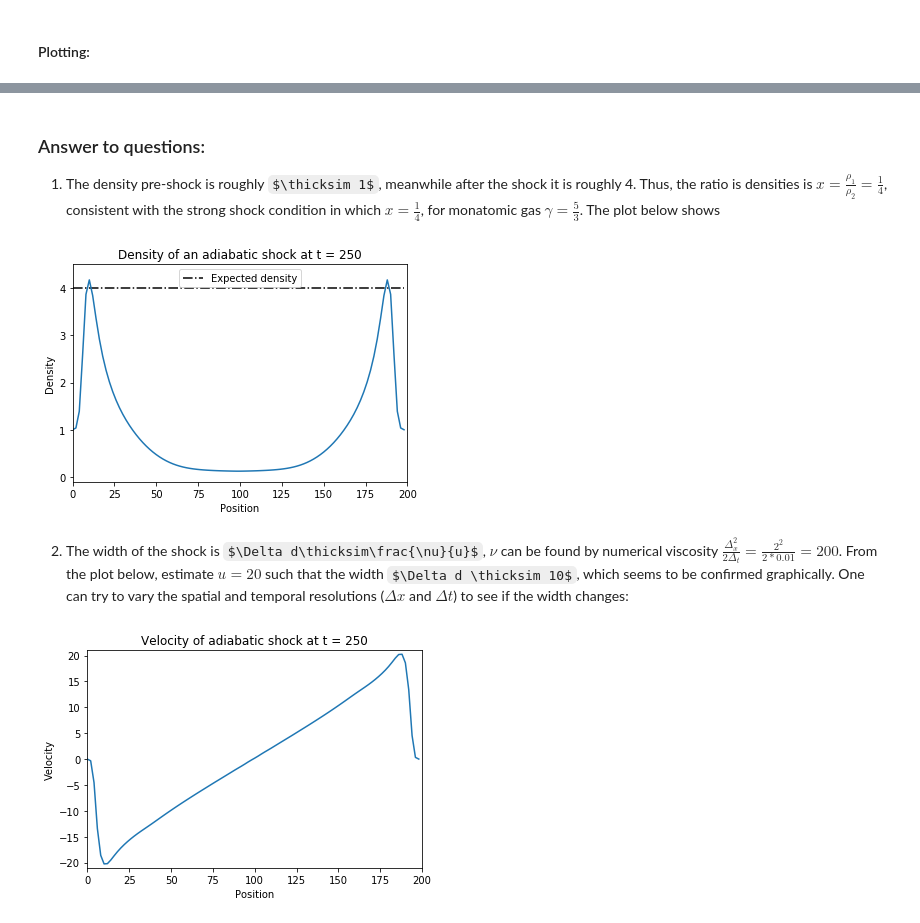
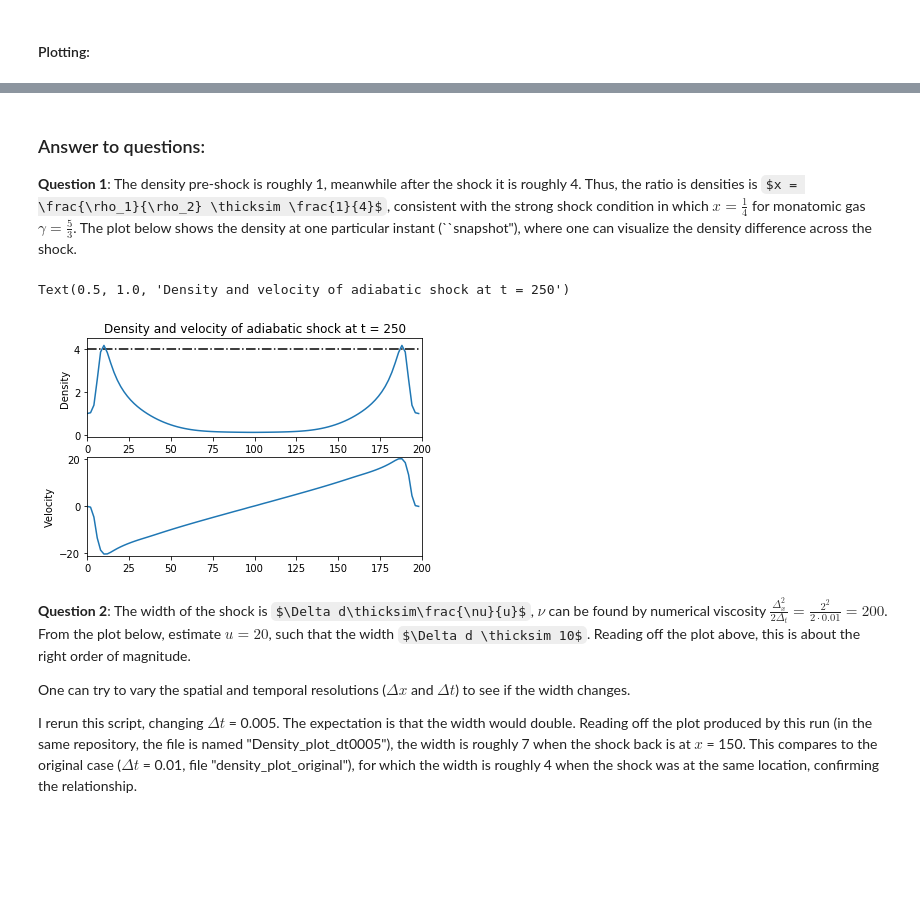
Before and after one commit to yrj08/PHYS_432_Assignment_4, a Jupyter notebook: 432-hw4-adiabatic_shock.ipynb, the cells around one changed output, grey strips where cells are left out. Saved outputs shown, nothing was run; the diff lists cells and outputs as text; code cells hidden in the pictures; some formulas as TeX source; blank space fills up the shorter version.

```diff
--- a/432-hw4-adiabatic_shock.ipynb
+++ b/432-hw4-adiabatic_shock.ipynb
@@ -155,30 +159,30 @@ for ct in range(Nsteps):
 # %% [markdown]
 ### Answer to questions:
 
-1. The density pre-shock is roughly $\thicksim 1$, meanwhile after the shock it is roughly 4. Thus, the ratio is densities is $x = \frac{\rho_1}{\rho_2} = \frac{1}{4}$, consistent with the strong shock condition in which $x = \frac{1}{4}$, for monatomic gas $\gamma = \frac{5}{3}$. The plot below shows
+__Question 1__: The density pre-shock is roughly 1, meanwhile after the shock it is roughly 4. Thus, the ratio is densities is $x = \frac{\rho_1}{\rho_2} \thicksim \frac{1}{4}$, consistent with the strong shock condition in which $x = \frac{1}{4}$ for monatomic gas $\gamma = \frac{5}{3}$. The plot below shows the density at one particular instant (``snapshot"), where one can visualize the density difference across the shock.
-# %%
-%matplotlib inline
-
-plt.xlabel('Position')
-plt.ylabel('Density')
-plt.xlim([0,200])
-plt.ylim([-0.1,4.5])
-plt.plot(x, np.ones(Ngrid)*4, 'k-.')
-plt.plot(x, special_density)
-plt.legend(['Expected density'])
-plt.title('Density of an adiabatic shock at t = 250')
-plt.show()
-# %% [output]
-[figure, removed]
+# %%
+%matplotlib inline
+
+fig2, axs2 = plt.subplots(2)
+fig.suptitle('Vertically stacked subplots')
+axs2[0].set_xlim([0,dx*Ngrid])
+axs2[0].set_ylim([-0.1,4.5])
+axs2[0].plot(x, np.ones(Ngrid)*4, 'k-.')
+axs2[0].set_xlabel('Position')
+axs2[0].set_ylabel('Density')
+axs2[1].set_ylabel('Velocity')
+axs2[1].set_xlim([0,dx*Ngrid])
+axs2[1].set_ylim([-21,21])
+axs2[0].plot(x, special_density)
+axs2[1].plot(x, special_velocity)
+axs2[0].set_title('Density and velocity of adiabatic shock at t = 250')
+#plt.savefig('Density_plot_dt0005.png',format='png')
+# %% [output]
+Text(0.5, 1.0, 'Density and velocity of adiabatic shock at t = 250')
+[figure, added]
 # %% [markdown]
-2. The width of the shock is $\Delta d\thicksim\frac{\nu}{u}$, $\nu$ can be found by numerical viscosity $\frac{\Delta_x^2}{2\Delta_t} = \frac{2^2}{2*0.01} = 200$. From the plot below, estimate $u = 20$ such that the width $\Delta d \thicksim 10$, which seems to be confirmed graphically. One can try to vary the spatial and temporal resolutions ($\Delta x$ and $\Delta t$) to see if the width changes:
+__Question 2__: The width of the shock is $\Delta d\thicksim\frac{\nu}{u}$, $\nu$ can be found by numerical viscosity $\frac{\Delta_x^2}{2\Delta_t} = \frac{2^2}{2\cdot0.01} = 200$. From the plot below, estimate $u = 20$, such that the width $\Delta d \thicksim 10$. Reading off the plot above, this is about the right order of magnitude.
+
+One can try to vary the spatial and temporal resolutions ($\Delta x$ and $\Delta t$) to see if the width changes.
+
+I rerun this script, changing $\Delta t$ = 0.005. The expectation is that the width would double. Reading off the plot produced by this run (in the same repository, the file is named "Density_plot_dt0005"), the width is roughly 7 when the shock back is at $x$ = 150. This compares to the original case ($\Delta t$ = 0.01, file "density_plot_original"), for which the width is roughly 4 when the shock was at the same location, confirming the relationship.
-# %%
-plt.xlabel('Position')
-plt.ylabel('Velocity')
-plt.xlim([0,200])
-plt.ylim([-21,21])
-plt.plot(x, special_velocity)
-plt.title('Velocity of adiabatic shock at t = 250')
-plt.show()
-# %% [output]
-[figure, removed]
```
Also changed, not shown: parts of 3 cells of this notebook, 2 other files.
